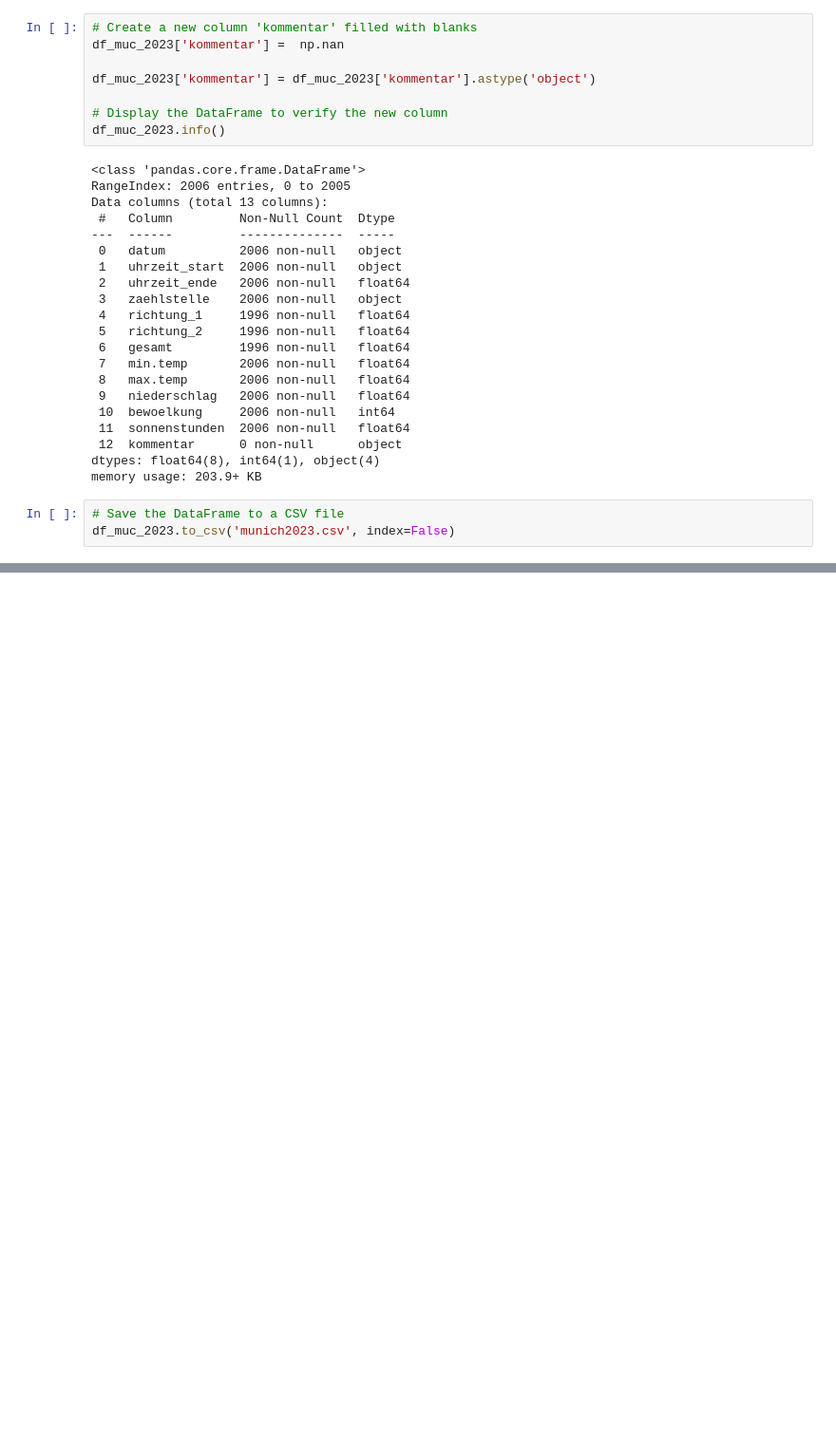
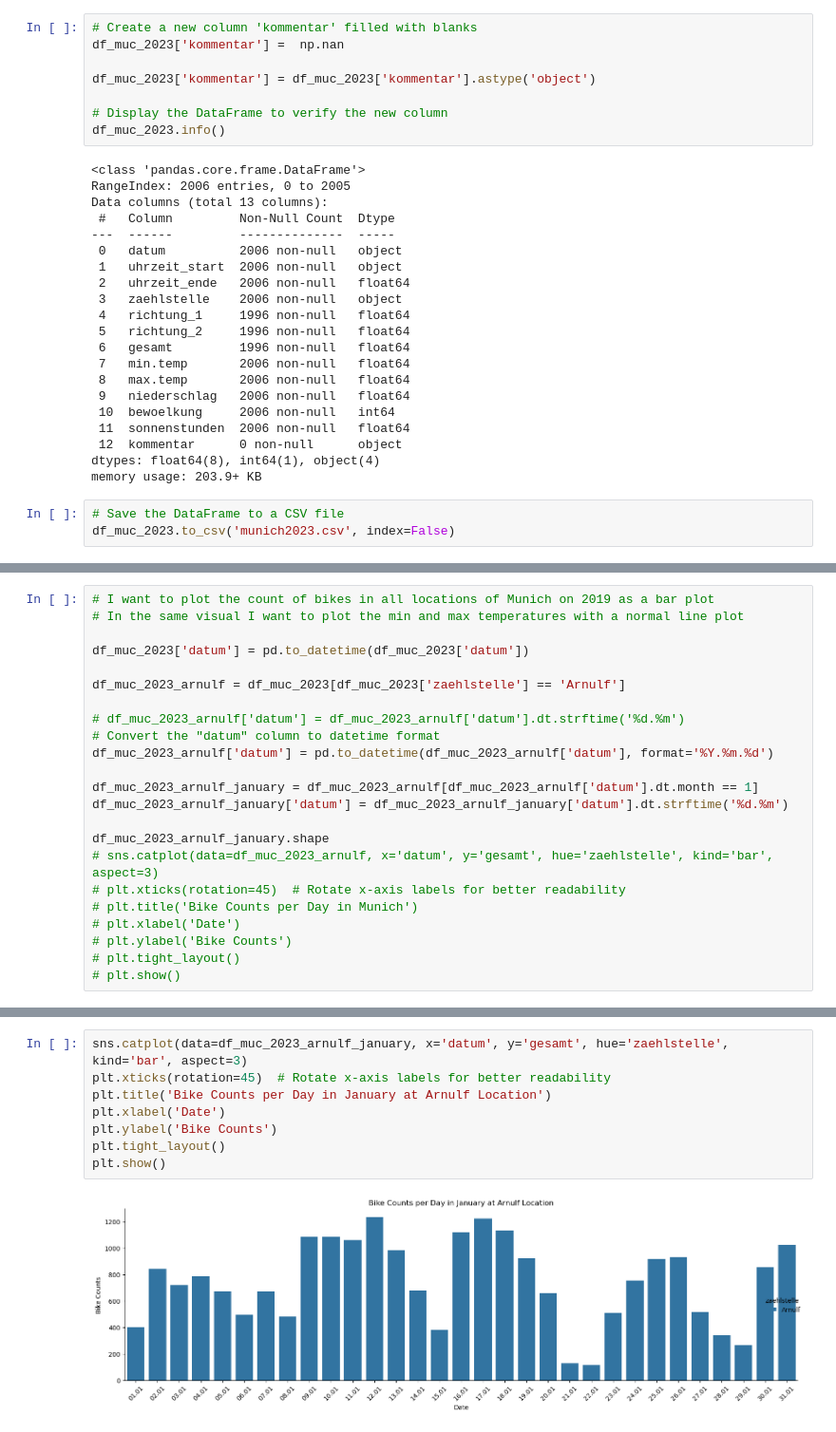
Before and after one commit to caropaezBSH/CaroPeThesis, a Jupyter notebook: PreProcessing_Notebook.ipynb, the cells around one changed output, grey strips where cells are left out. Shown at 95% size. Cells and saved outputs as stored; diff of their text form; blank space fills up the shorter version.

Commit message:
added new visualizations for munich 2023

```diff
--- a/PreProcessing_Notebook.ipynb
+++ b/PreProcessing_Notebook.ipynb
@@ -102,0 +141,23 @@ df_muc_2023.to_csv('munich2023.csv', index=False)
+# %%
+# I want to plot the count of bikes in all locations of Munich on 2019 as a bar plot
+# In the same visual I want to plot the min and max temperatures with a normal line plot
+
+df_muc_2023['datum'] = pd.to_datetime(df_muc_2023['datum'])
+
+df_muc_2023_arnulf = df_muc_2023[df_muc_2023['zaehlstelle'] == 'Arnulf']
+
+# df_muc_2023_arnulf['datum'] = df_muc_2023_arnulf['datum'].dt.strftime('%d.%m')
+# Convert the "datum" column to datetime format
+df_muc_2023_arnulf['datum'] = pd.to_datetime(df_muc_2023_arnulf['datum'], format='%Y.%m.%d')
+
+df_muc_2023_arnulf_january = df_muc_2023_arnulf[df_muc_2023_arnulf['datum'].dt.month == 1]
+df_muc_2023_arnulf_january['datum'] = df_muc_2023_arnulf_january['datum'].dt.strftime('%d.%m')
+
+df_muc_2023_arnulf_january.shape
+# sns.catplot(data=df_muc_2023_arnulf, x='datum', y='gesamt', hue='zaehlstelle', kind='bar', aspect=3)
+# plt.xticks(rotation=45)  # Rotate x-axis labels for better readability
+# plt.title('Bike Counts per Day in Munich')
+# plt.xlabel('Date')
+# plt.ylabel('Bike Counts')
+# plt.tight_layout()
+# plt.show()
@@ -102,0 +176,10 @@ df_muc_2023.to_csv('munich2023.csv', index=False)
+# %%
+sns.catplot(data=df_muc_2023_arnulf_january, x='datum', y='gesamt', hue='zaehlstelle', kind='bar', aspect=3)
+plt.xticks(rotation=45)  # Rotate x-axis labels for better readability
+plt.title('Bike Counts per Day in January at Arnulf Location')
+plt.xlabel('Date')
+plt.ylabel('Bike Counts')
+plt.tight_layout()
+plt.show()
+# %% [output]
+[figure, added]
```
Also changed, not shown: parts of 9 cells of this notebook.
